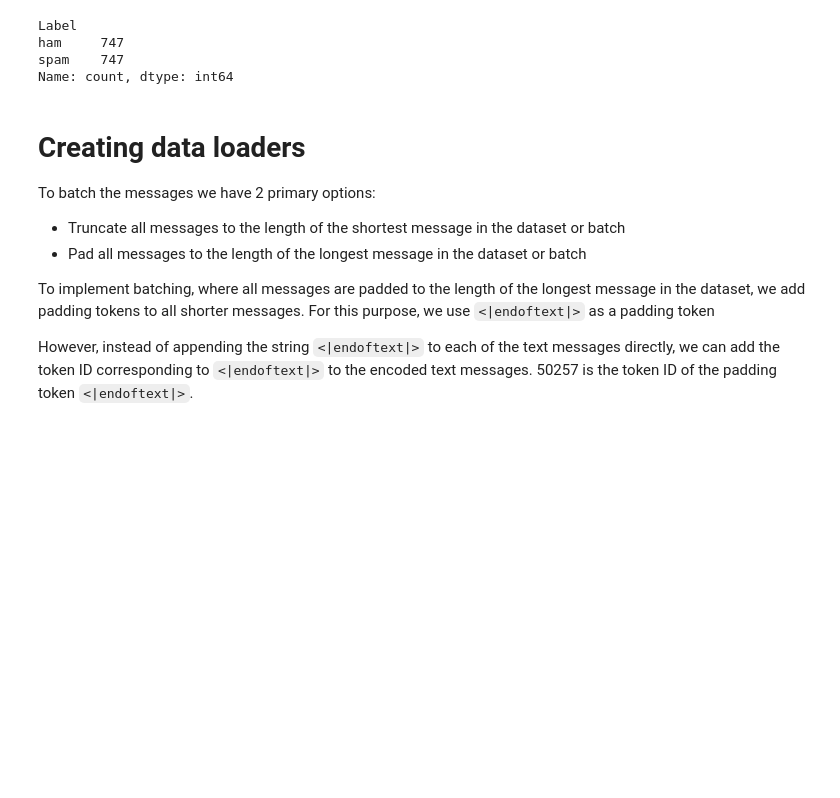
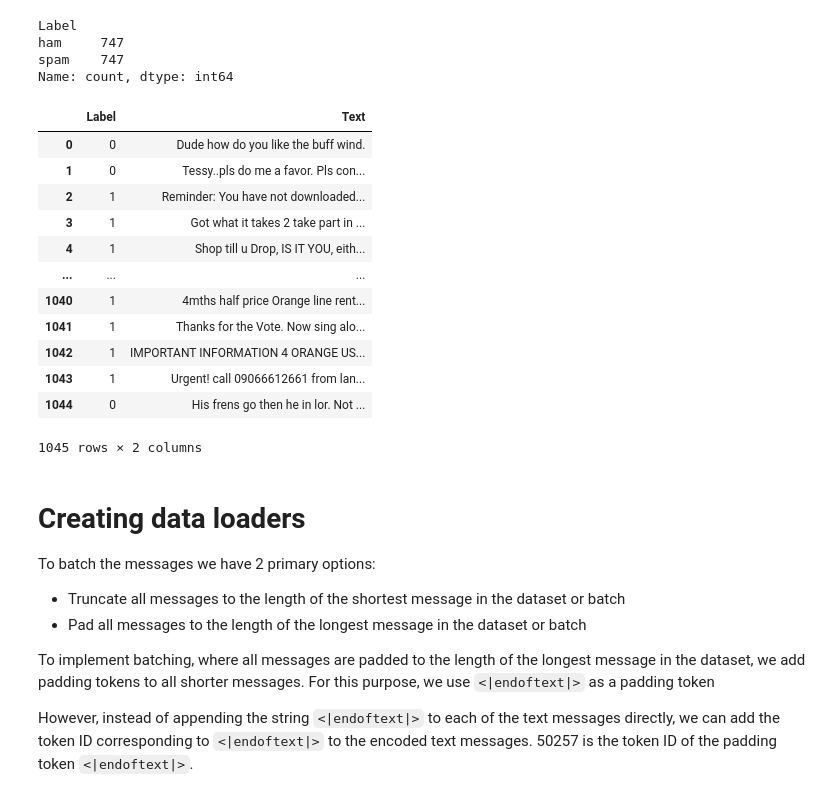
Before and after one commit to smbensi/whisper_triton, a Jupyter notebook: understand_LLMs/06_finetuning_classification.ipynb, the cells around one changed output. Cells and saved outputs as stored; diff of their text form; code cells hidden in the pictures; blank space fills up the shorter version.

```diff
--- a/understand_LLMs/06_finetuning_classification.ipynb
+++ b/understand_LLMs/06_finetuning_classification.ipynb
@@ -108,7 +108,23 @@ def random_split(df, train_frac, validation_frac):
 
     return train_df, validation_df, test_df
 
-train_df, validation_df, test_df = random_split(df, 0.7, 0.1)
+train_df, validation_df, test_df = random_split(balanced_df, 0.7, 0.1)
+# %%
+train_df
+# %% [output]
+|  | Label | Text |
+| 0 | 0 | Dude how do you like the buff wind. |
+| 1 | 0 | Tessy..pls do me a favor. Pls con... |
+| 2 | 1 | Reminder: You have not downloaded... |
+| 3 | 1 | Got what it takes 2 take part in ... |
+| 4 | 1 | Shop till u Drop, IS IT YOU, eith... |
+| ... | ... | ... |
+| 1040 | 1 | 4mths half price Orange line rent... |
+| 1041 | 1 | Thanks for the Vote. Now sing alo... |
+| 1042 | 1 | IMPORTANT INFORMATION 4 ORANGE US... |
+| 1043 | 1 | Urgent! call 09066612661 from lan... |
+| 1044 | 0 | His frens go then he in lor. Not ... |
+1045 rows × 2 columns
 # %%
 # save the dataset as CSV files so we can reuse it later
 train_df.to_csv("train.csv", index=None)
```
Also changed, not shown: parts of 38 cells of this notebook, 5 other files.
